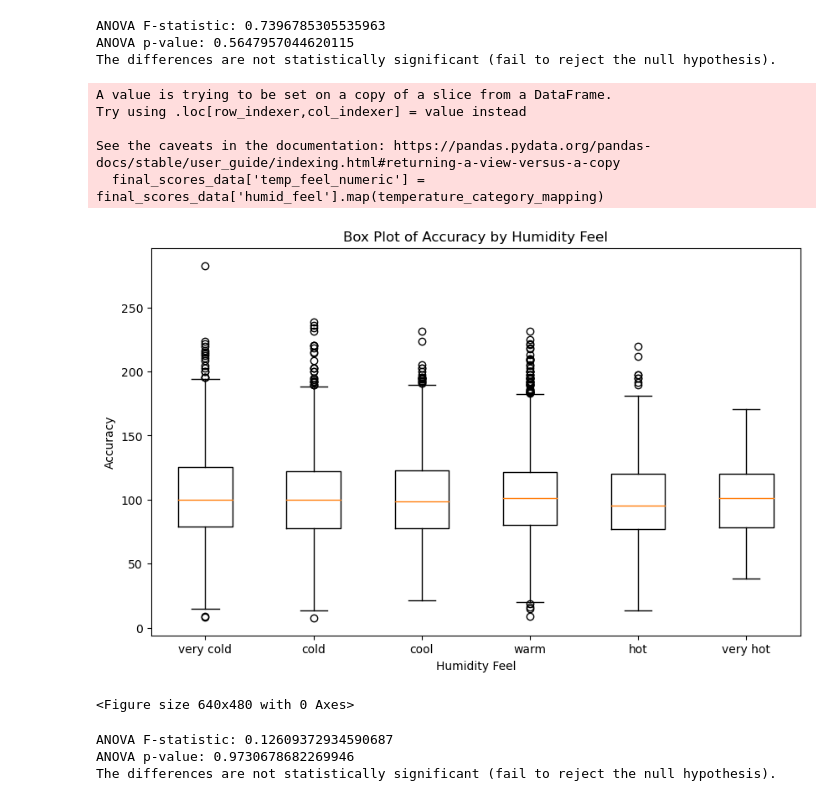
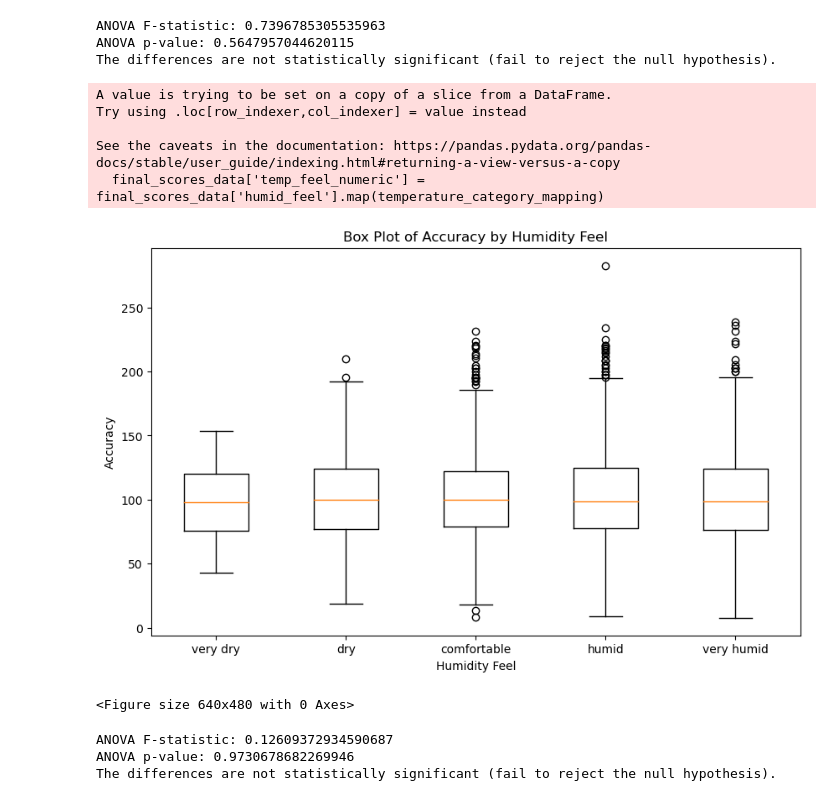
Before and after one commit to davisdw/Project_1_Group_5, a Jupyter notebook: Analysis(Ryan).ipynb, the cells around one changed output. Saved outputs shown, nothing was run; the diff lists cells and outputs as text; code cells hidden in the pictures.

Commit message:
updated images

```diff
--- a/Analysis(Ryan).ipynb
+++ b/Analysis(Ryan).ipynb
@@ -570,35 +570,35 @@ temperature_category_mapping = {
     "very cold": 0
 }
 
 # Map the "temperature_category" to numeric values
 final_scores_data['temp_feel_numeric'] = final_scores_data['humid_feel'].map(temperature_category_mapping)
 
 # Create a box plot
 plt.figure(figsize=(10, 6))
 boxplot_data = []
 category_labels = []
 
-for category, group in final_scores_data.groupby('temp_feel'):
+for category, group in final_scores_data.groupby('humid_feel'):
     boxplot_data.append(group['accuracy'])
     category_labels.append(category)
 
 plt.boxplot(boxplot_data, labels=category_labels)
 
 # Set labels and title
 plt.xlabel('Humidity Feel')
 plt.ylabel('Accuracy')
 plt.title('Box Plot of Accuracy by Humidity Feel')
 
 # Show the plot
 plt.show()
 plt.savefig('images/ACChum.png')
 # %% [output]
 A value is trying to be set on a copy of a slice from a DataFrame.
 Try using .loc[row_indexer,col_indexer] = value instead
 
 See the caveats in the documentation: https://pandas.pydata.org/pandas-docs/stable/user_guide/indexing.html#returning-a-view-versus-a-copy
   final_scores_data['temp_feel_numeric'] = final_scores_data['humid_feel'].map(temperature_category_mapping)
-[figure, old version]
+[figure, new version]
 <Figure size 640x480 with 0 Axes>
 # %%
 # Perform the ANOVA test on 'accuracy' by 'humid_feel' categories
```
Also changed, not shown: 3 other files.
